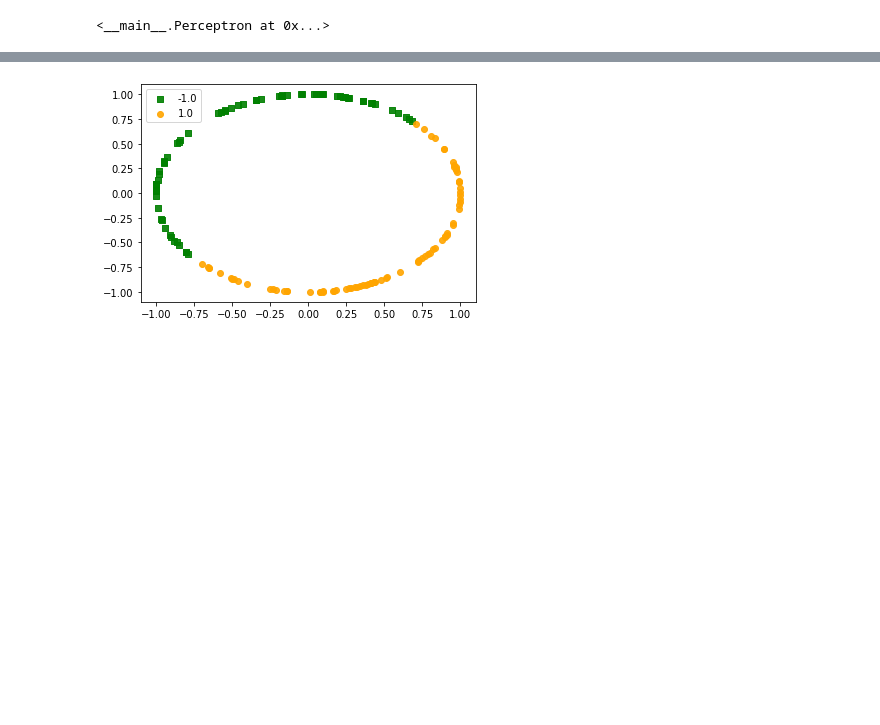
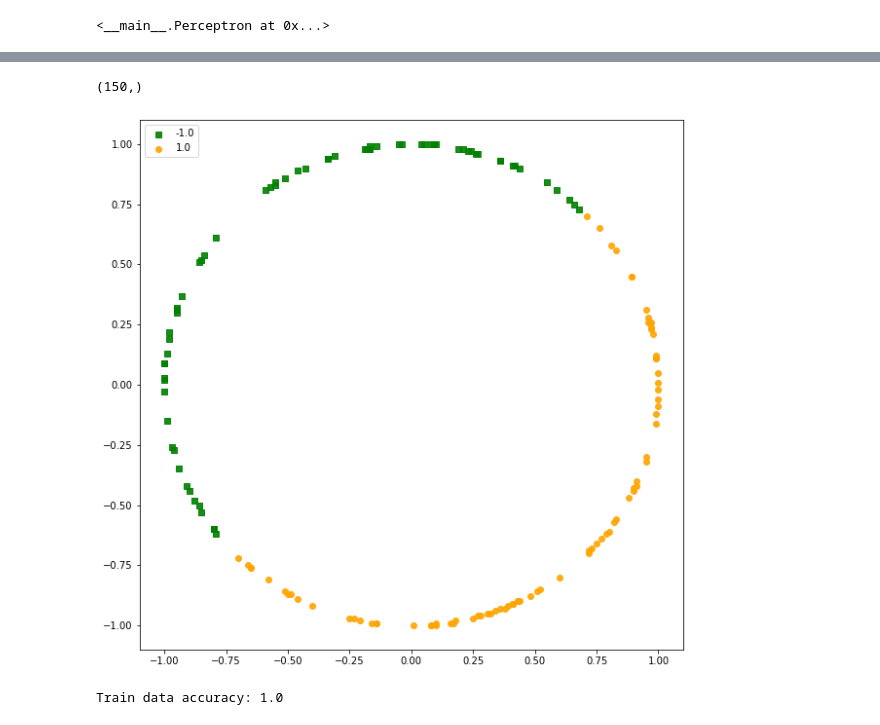
Before and after one commit to kggold4/machine-learning-assignments, a Jupyter notebook: perceptron.ipynb, the cells around one changed output, grey strips where cells are left out. Saved outputs shown, nothing was run; the diff lists cells and outputs as text; code cells hidden in the pictures; blank space fills up the shorter version.

```diff
--- a/perceptron.ipynb
+++ b/perceptron.ipynb
@@ -76,4 +68,13 @@ plt.show()
-# %%
-plot_labels(X, per_model)
-# %% [output]
-[figure, removed]
+# %%
+y.shape
+# %% [output]
+(150,)
+# %%
+predicted = per_model.predict(X)
+plot_labels(X, predicted)
+# %% [output]
+[figure, added]
+# %%
+print(f"Train data accuracy: {accuracy(y, predicted)}")
+# %% [output]
+Train data accuracy: 1.0
```
Also changed, not shown: parts of 6 cells of this notebook, 5 other files.
